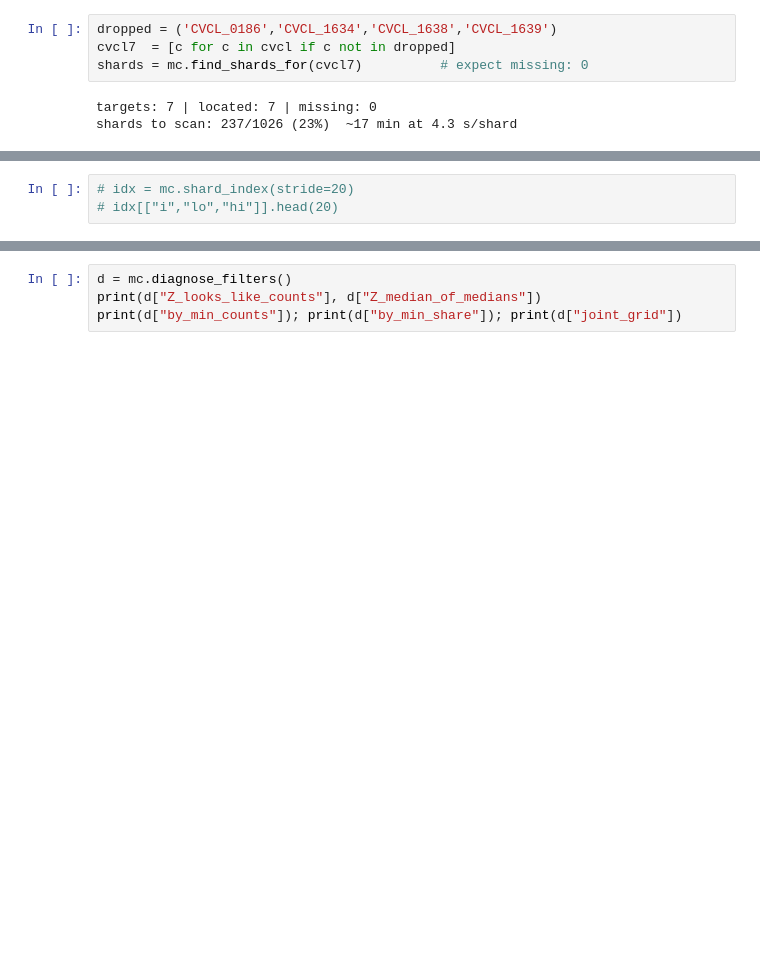
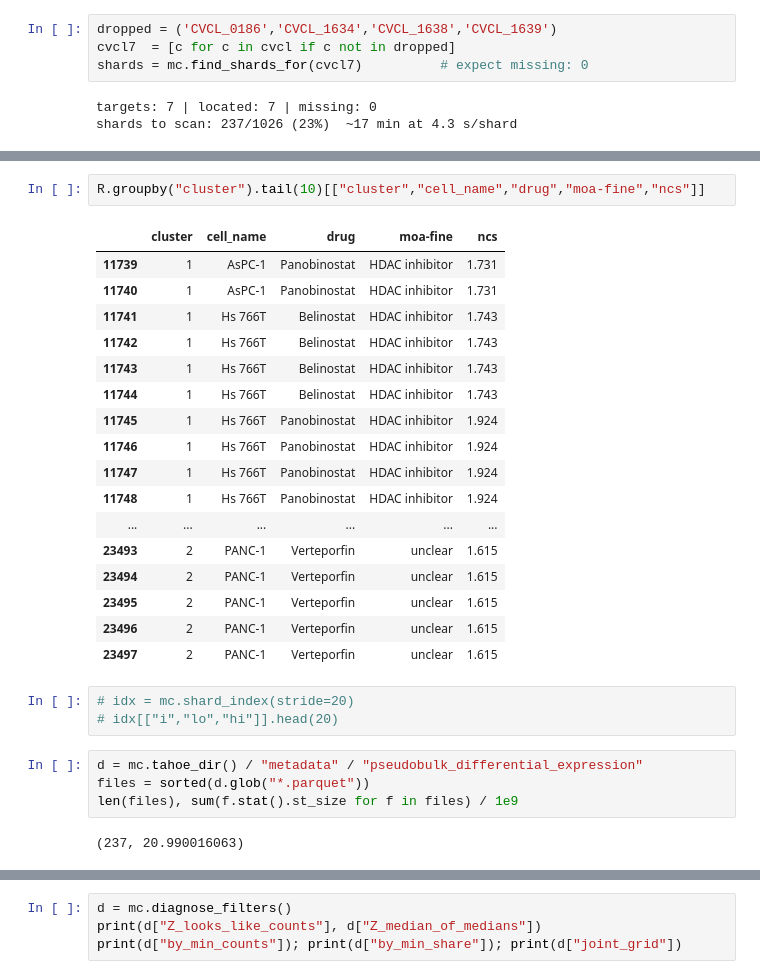
Before and after one commit to flalix/perturb_agent, a Jupyter notebook: notebooks/mtp_cBio_67_PAAD_prism cluster_embed.ipynb, the cells around one changed output, grey strips where cells are left out. Saved outputs shown, nothing was run; the diff lists cells and outputs as text; blank space fills up the shorter version.

```diff
--- a/notebooks/mtp_cBio_67_PAAD_prism cluster_embed.ipynb
+++ b/notebooks/mtp_cBio_67_PAAD_prism cluster_embed.ipynb
@@ -740,6 +829,32 @@ S.stack().describe()
+# %%
+R.groupby("cluster").tail(10)[["cluster","cell_name","drug","moa-fine","ncs"]]
+# %% [output]
+|  | cluster | cell_name | drug | moa-fine | ncs |
+| 11739 | 1 | AsPC-1 | Panobinostat | HDAC inhibitor | 1.731 |
+| 11740 | 1 | AsPC-1 | Panobinostat | HDAC inhibitor | 1.731 |
+| 11741 | 1 | Hs 766T | Belinostat | HDAC inhibitor | 1.743 |
+| 11742 | 1 | Hs 766T | Belinostat | HDAC inhibitor | 1.743 |
+| 11743 | 1 | Hs 766T | Belinostat | HDAC inhibitor | 1.743 |
+| 11744 | 1 | Hs 766T | Belinostat | HDAC inhibitor | 1.743 |
+| 11745 | 1 | Hs 766T | Panobinostat | HDAC inhibitor | 1.924 |
+| 11746 | 1 | Hs 766T | Panobinostat | HDAC inhibitor | 1.924 |
+| 11747 | 1 | Hs 766T | Panobinostat | HDAC inhibitor | 1.924 |
+| 11748 | 1 | Hs 766T | Panobinostat | HDAC inhibitor | 1.924 |
+| ... | ... | ... | ... | ... | ... |
+| 23493 | 2 | PANC-1 | Verteporfin | unclear | 1.615 |
+| 23494 | 2 | PANC-1 | Verteporfin | unclear | 1.615 |
+| 23495 | 2 | PANC-1 | Verteporfin | unclear | 1.615 |
+| 23496 | 2 | PANC-1 | Verteporfin | unclear | 1.615 |
+| 23497 | 2 | PANC-1 | Verteporfin | unclear | 1.615 |
 # %%
 # idx = mc.shard_index(stride=20)
 # idx[["i","lo","hi"]].head(20)
+# %%
+d = mc.tahoe_dir() / "metadata" / "pseudobulk_differential_expression"
+files = sorted(d.glob("*.parquet"))
+len(files), sum(f.stat().st_size for f in files) / 1e9
+# %% [output]
+(237, 20.990016063)
 # %%
 cl = pd.read_parquet(mc.tahoe_dir()/"metadata"/"cell_line_metadata.parquet")
 cl[cl.Organ=="Pancreas"][["Cell_ID_Cellosaur","cell_name"]]
```
Also changed, not shown: parts of 14 cells of this notebook, 1 other file.
